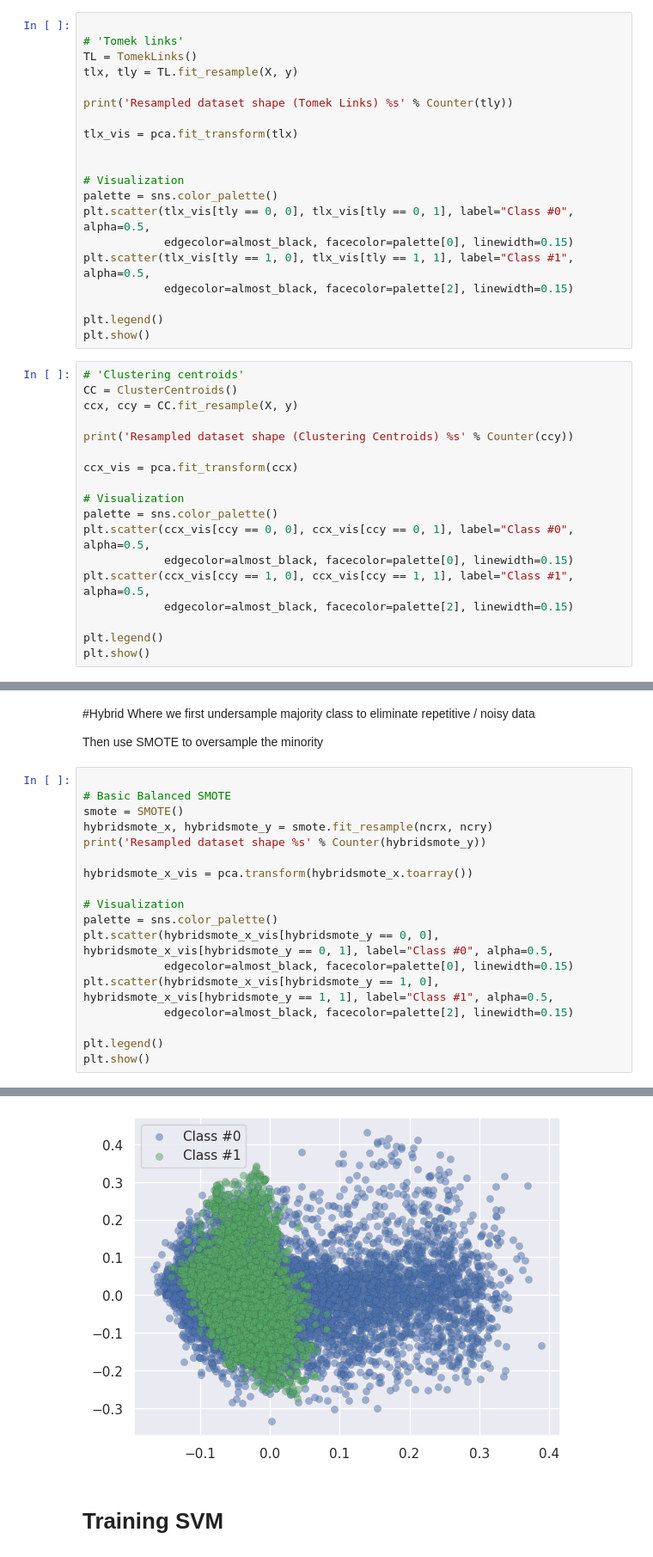
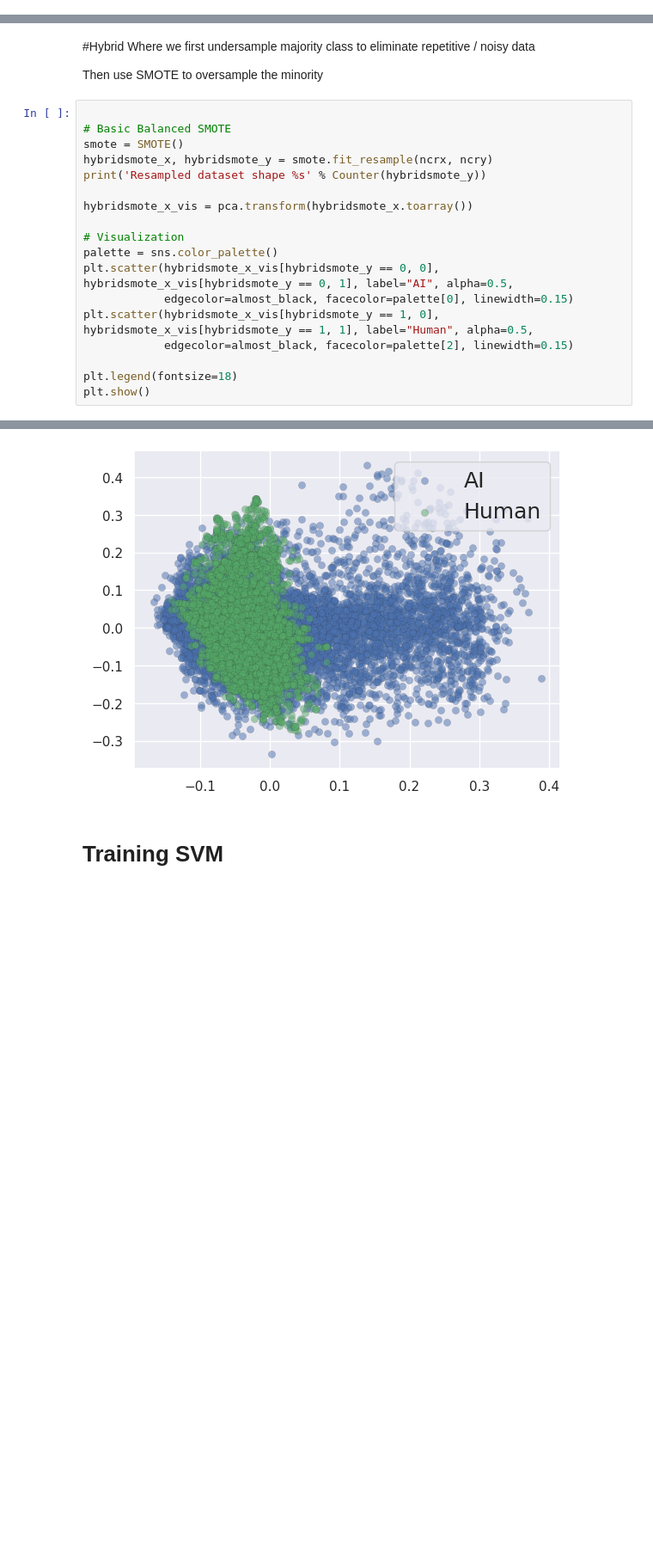
Before and after one commit to jedwvv/SML_Assignment1, a Jupyter notebook: joey_domain2_imbalanced_data.ipynb, the cells around one changed output, grey strips where cells are left out. Shown at 86% size. Drawn from its saved outputs; the diff is of its cells as text; blank space fills up the shorter version.

Commit message:
Updated domain2 resampling visualizations

```diff
--- a/joey_domain2_imbalanced_data.ipynb
+++ b/joey_domain2_imbalanced_data.ipynb
@@ -219,38 +298,0 @@ a data cleaning examples of both classes are removed.
-# %%
-
-# 'Tomek links'
-TL = TomekLinks()
-tlx, tly = TL.fit_resample(X, y)
-
-print('Resampled dataset shape (Tomek Links) %s' % Counter(tly))
-
-tlx_vis = pca.fit_transform(tlx)
-
-
-# Visualization
-palette = sns.color_palette()
-plt.scatter(tlx_vis[tly == 0, 0], tlx_vis[tly == 0, 1], label="Class #0", alpha=0.5,
-            edgecolor=almost_black, facecolor=palette[0], linewidth=0.15)
-plt.scatter(tlx_vis[tly == 1, 0], tlx_vis[tly == 1, 1], label="Class #1", alpha=0.5,
-            edgecolor=almost_black, facecolor=palette[2], linewidth=0.15)
-
-plt.legend()
-plt.show()
-# %%
-# 'Clustering centroids'
-CC = ClusterCentroids()
-ccx, ccy = CC.fit_resample(X, y)
-
-print('Resampled dataset shape (Clustering Centroids) %s' % Counter(ccy))
-
-ccx_vis = pca.fit_transform(ccx)
-
-# Visualization
-palette = sns.color_palette()
-plt.scatter(ccx_vis[ccy == 0, 0], ccx_vis[ccy == 0, 1], label="Class #0", alpha=0.5,
-            edgecolor=almost_black, facecolor=palette[0], linewidth=0.15)
-plt.scatter(ccx_vis[ccy == 1, 0], ccx_vis[ccy == 1, 1], label="Class #1", alpha=0.5,
-            edgecolor=almost_black, facecolor=palette[2], linewidth=0.15)
-
-plt.legend()
-plt.show()
@@ -295,24 +304,24 @@ Then use SMOTE to oversample the minority
 # %%
 
 # Basic Balanced SMOTE
 smote = SMOTE()
 hybridsmote_x, hybridsmote_y = smote.fit_resample(ncrx, ncry)
 print('Resampled dataset shape %s' % Counter(hybridsmote_y))
 
 hybridsmote_x_vis = pca.transform(hybridsmote_x.toarray())
 
 # Visualization
 palette = sns.color_palette()
-plt.scatter(hybridsmote_x_vis[hybridsmote_y == 0, 0], hybridsmote_x_vis[hybridsmote_y == 0, 1], label="Class #0", alpha=0.5,
+plt.scatter(hybridsmote_x_vis[hybridsmote_y == 0, 0], hybridsmote_x_vis[hybridsmote_y == 0, 1], label="AI", alpha=0.5,
             edgecolor=almost_black, facecolor=palette[0], linewidth=0.15)
-plt.scatter(hybridsmote_x_vis[hybridsmote_y == 1, 0], hybridsmote_x_vis[hybridsmote_y == 1, 1], label="Class #1", alpha=0.5,
+plt.scatter(hybridsmote_x_vis[hybridsmote_y == 1, 0], hybridsmote_x_vis[hybridsmote_y == 1, 1], label="Human", alpha=0.5,
             edgecolor=almost_black, facecolor=palette[2], linewidth=0.15)
 
-plt.legend()
+plt.legend(fontsize=18)
 plt.show()
 # %% [output]
 Resampled dataset shape Counter({1: 8906, 0: 8906})
-[figure, old version]
+[figure, new version]
 # %% [markdown]
 # Training SVM
 # %%
```
Also changed, not shown: parts of 18 cells of this notebook.
